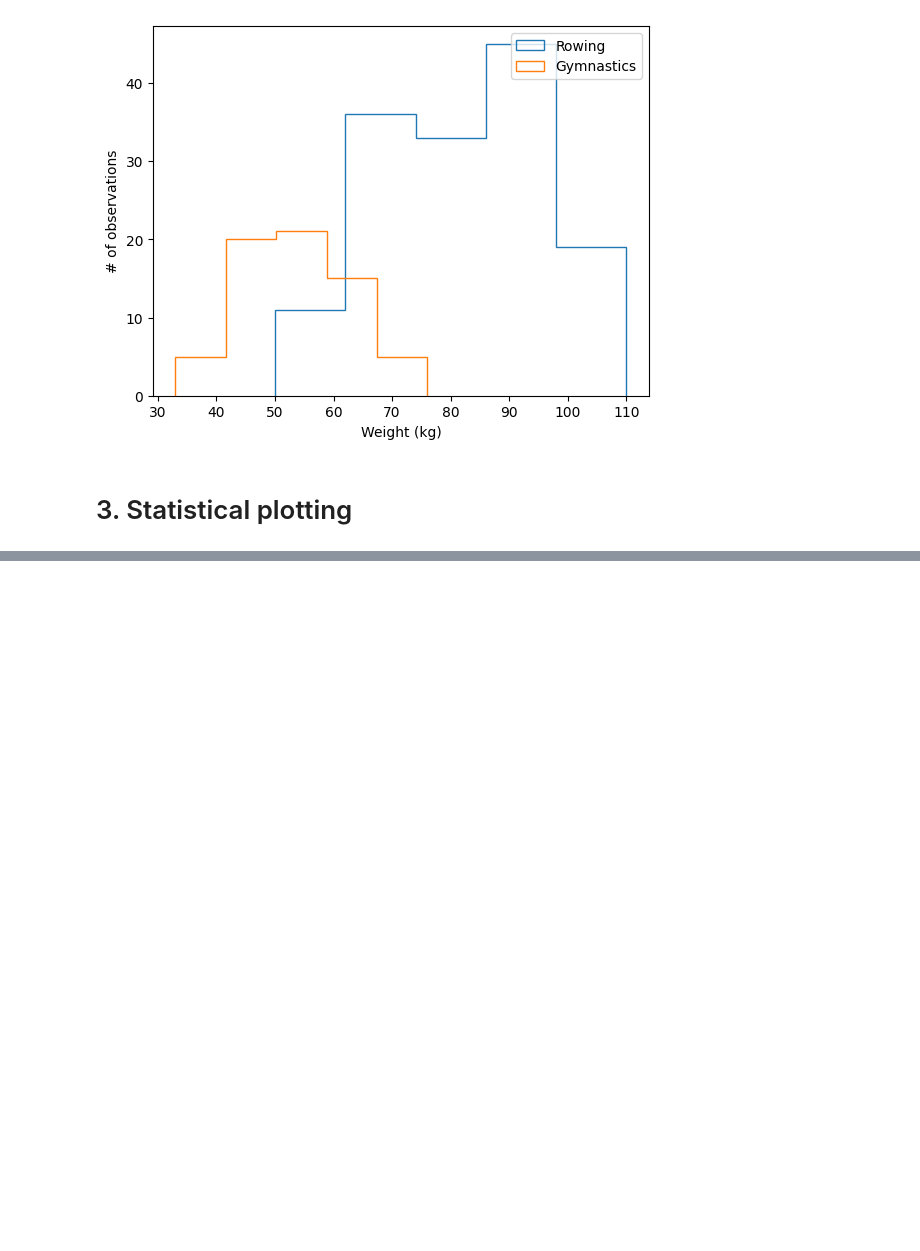
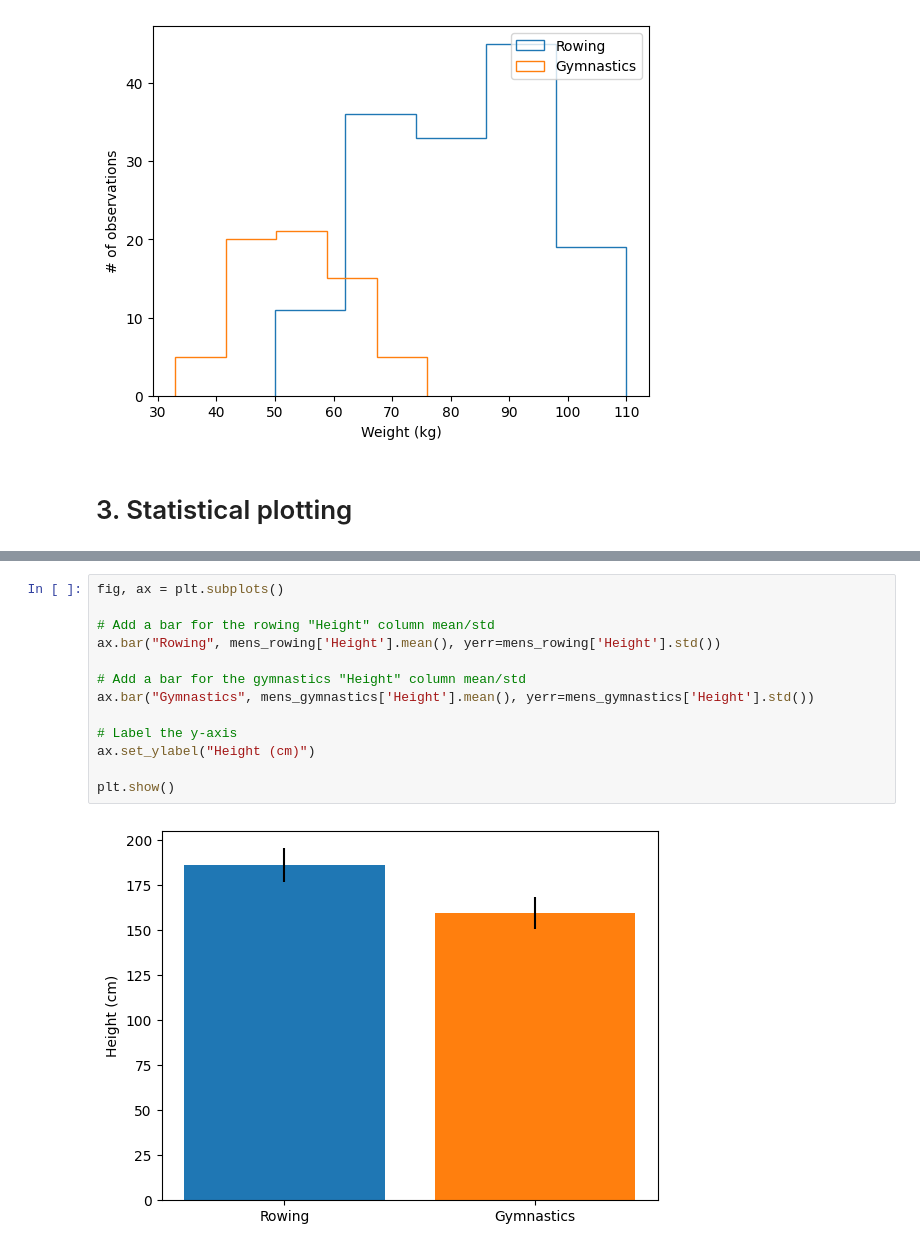
Before and after one commit to yazanhannun/Introduction-to-Data-Visualizations-in-Matplotlib, a Jupyter notebook: 3_ Quantitative comparisons and statistical visualizations.ipynb, the cells around one changed output, grey strips where cells are left out. Drawn from its saved outputs; the diff is of its cells as text; blank space fills up the shorter version.

Commit message:
Statistical plotting/Adding error-bars to a bar plot

```diff
--- a/3_ Quantitative comparisons and statistical visualizations.ipynb
+++ b/3_ Quantitative comparisons and statistical visualizations.ipynb
@@ -138,0 +145,15 @@ plt.show()
+# %%
+fig, ax = plt.subplots()
+
+# Add a bar for the rowing "Height" column mean/std
+ax.bar("Rowing", mens_rowing['Height'].mean(), yerr=mens_rowing['Height'].std())
+
+# Add a bar for the gymnastics "Height" column mean/std
+ax.bar("Gymnastics", mens_gymnastics['Height'].mean(), yerr=mens_gymnastics['Height'].std())
+
+# Label the y-axis
+ax.set_ylabel("Height (cm)")
+
+plt.show()
+# %% [output]
+[figure, added]
```
Also changed, not shown: parts of 1 cell of this notebook.
